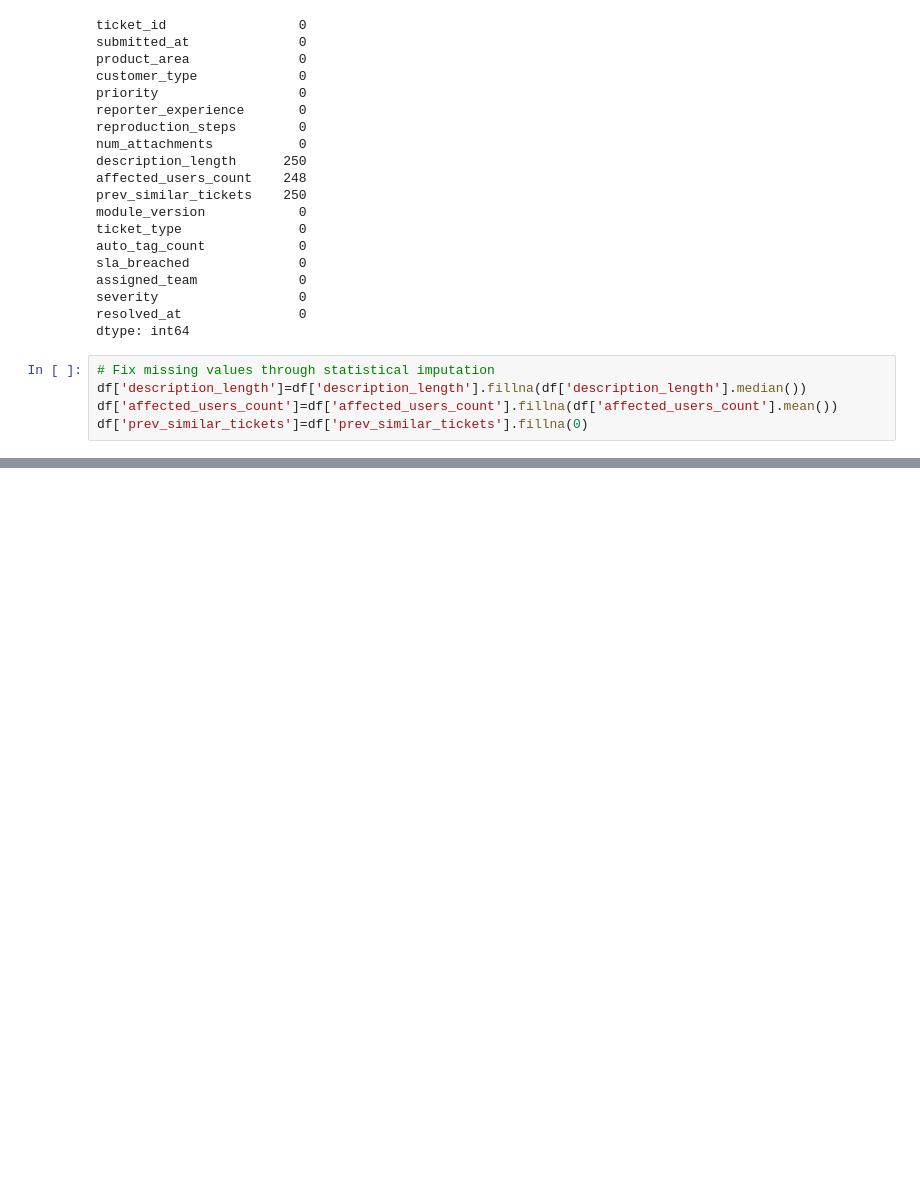
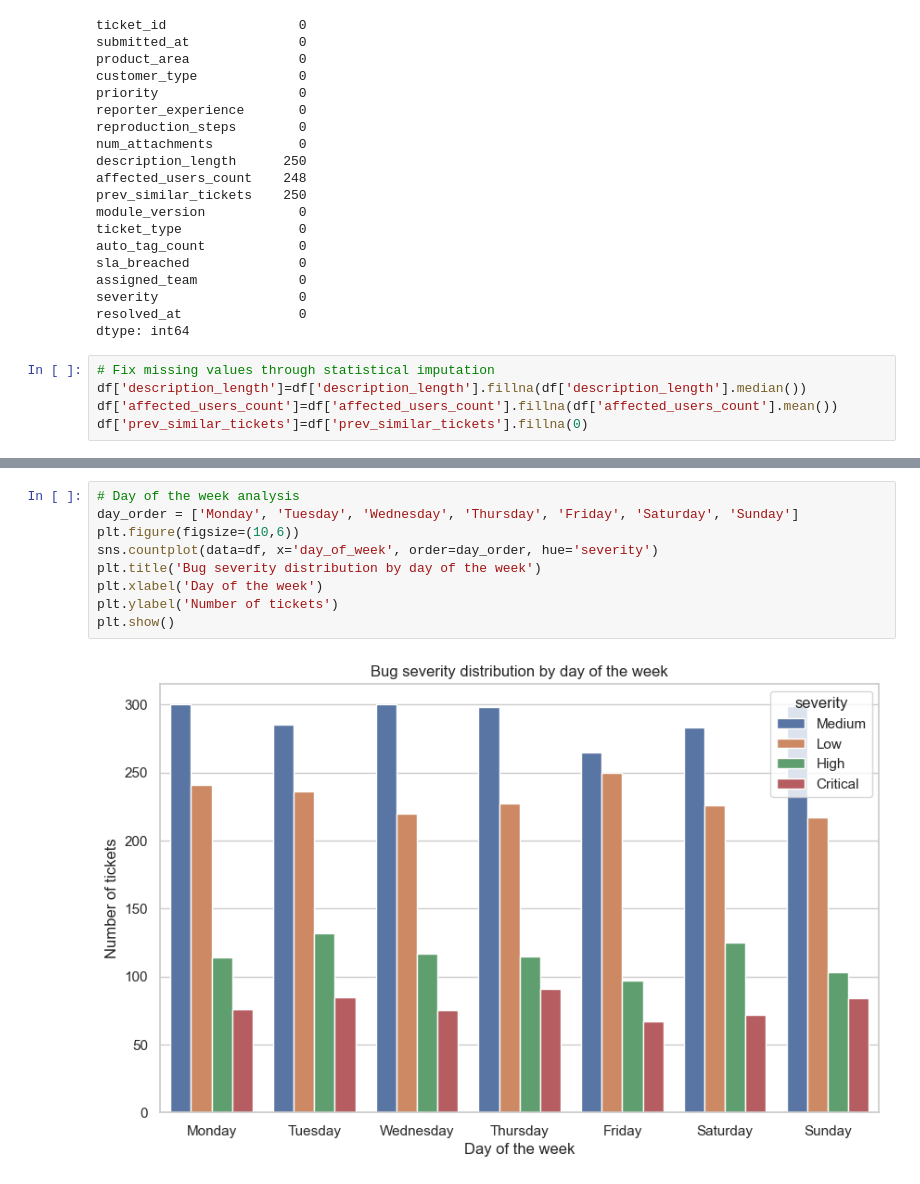
Before and after one commit to getrudeHarriet/Bug-Severity-ML-Project, a Jupyter notebook: notebook/CleaningandEDA.ipynb, the cells around one changed output, grey strips where cells are left out. Drawn from its saved outputs; the diff is of its cells as text; blank space fills up the shorter version.

```diff
--- a/notebook/CleaningandEDA.ipynb
+++ b/notebook/CleaningandEDA.ipynb
@@ -73,0 +167,11 @@ df['prev_similar_tickets']=df['prev_similar_tickets'].fillna(0)
+# %%
+# Day of the week analysis
+day_order = ['Monday', 'Tuesday', 'Wednesday', 'Thursday', 'Friday', 'Saturday', 'Sunday']
+plt.figure(figsize=(10,6))
+sns.countplot(data=df, x='day_of_week', order=day_order, hue='severity')
+plt.title('Bug severity distribution by day of the week')
+plt.xlabel('Day of the week')
+plt.ylabel('Number of tickets')
+plt.show()
+# %% [output]
+[figure, added]
```
Also changed, not shown: parts of 21 cells of this notebook.
